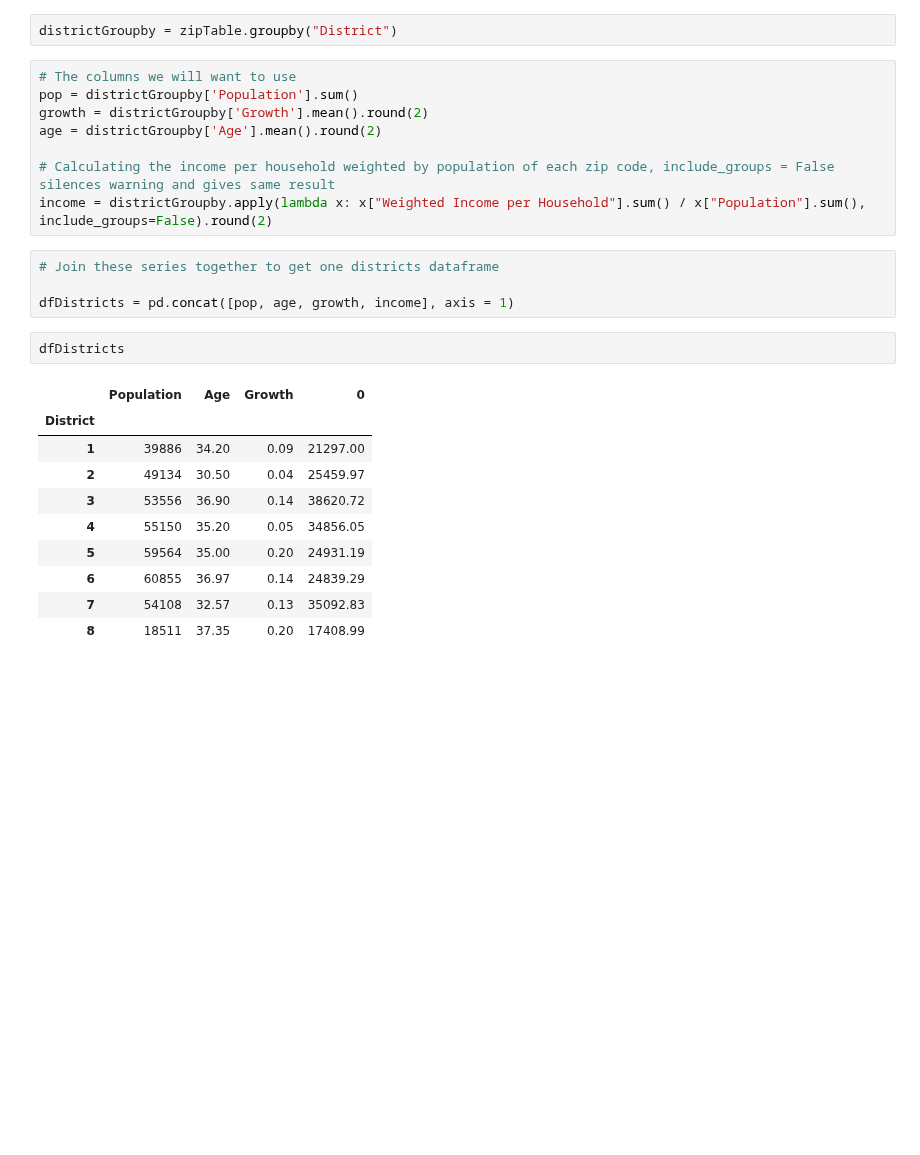
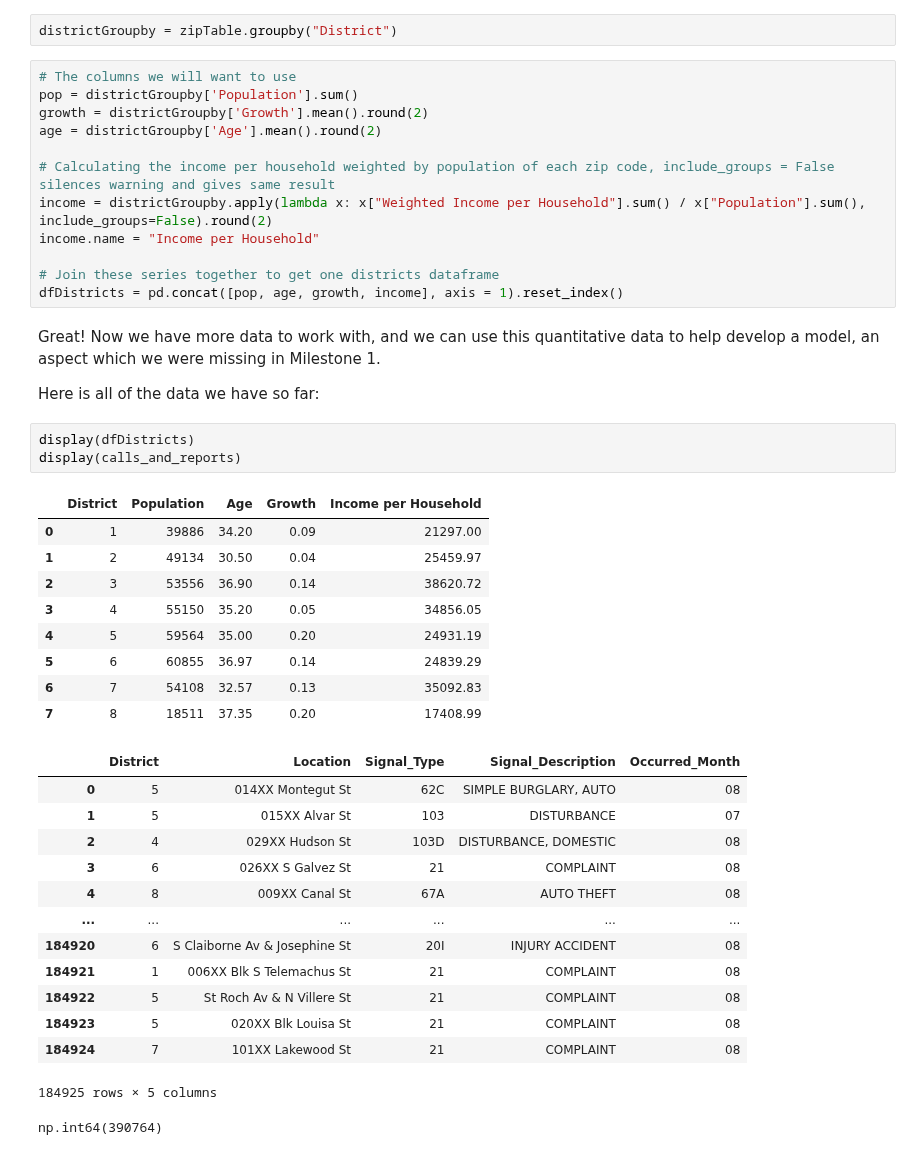
Before and after one commit to yarbschris/ds-final, a Jupyter notebook: finalProject.ipynb, the cells around one changed output. Cells and saved outputs as stored; diff of their text form; blank space fills up the shorter version.

Commit message:
District Table, all data, update index.html

```diff
--- a/finalProject.ipynb
+++ b/finalProject.ipynb
@@ -531,20 +531,38 @@ age = districtGroupby['Age'].mean().round(2)
 
 # Calculating the income per household weighted by population of each zip code, include_groups = False silences warning and gives same result
 income = districtGroupby.apply(lambda x: x["Weighted Income per Household"].sum() / x["Population"].sum(), include_groups=False).round(2)
+income.name = "Income per Household"
+
+# Join these series together to get one districts dataframe
+dfDistricts = pd.concat([pop, age, growth, income], axis = 1).reset_index()
-# %%
-# Join these series together to get one districts dataframe
-
-dfDistricts = pd.concat([pop, age, growth, income], axis = 1)
-# %%
-dfDistricts
-# %% [output]
-|  | Population | Age | Growth | 0 |
-| District |  |  |  |  |
-| 1 | 39886 | 34.20 | 0.09 | 21297.00 |
-| 2 | 49134 | 30.50 | 0.04 | 25459.97 |
-| 3 | 53556 | 36.90 | 0.14 | 38620.72 |
-| 4 | 55150 | 35.20 | 0.05 | 34856.05 |
-| 5 | 59564 | 35.00 | 0.20 | 24931.19 |
-| 6 | 60855 | 36.97 | 0.14 | 24839.29 |
-| 7 | 54108 | 32.57 | 0.13 | 35092.83 |
-| 8 | 18511 | 37.35 | 0.20 | 17408.99 |
+# %% [markdown]
+Great! Now we have more data to work with, and we can use this quantitative data to help develop a model, an aspect which we were missing in Milestone 1.
+
+Here is all of the data we have so far:
+# %%
+display(dfDistricts)
+display(calls_and_reports)
+# %% [output]
+|  | District | Population | Age | Growth | Income per Household |
+| 0 | 1 | 39886 | 34.20 | 0.09 | 21297.00 |
+| 1 | 2 | 49134 | 30.50 | 0.04 | 25459.97 |
+| 2 | 3 | 53556 | 36.90 | 0.14 | 38620.72 |
+| 3 | 4 | 55150 | 35.20 | 0.05 | 34856.05 |
+| 4 | 5 | 59564 | 35.00 | 0.20 | 24931.19 |
+| 5 | 6 | 60855 | 36.97 | 0.14 | 24839.29 |
+| 6 | 7 | 54108 | 32.57 | 0.13 | 35092.83 |
+| 7 | 8 | 18511 | 37.35 | 0.20 | 17408.99 |
+|  | District | Location | Signal_Type | Signal_Description | Occurred_Month |
+| 0 | 5 | 014XX Montegut St | 62C | SIMPLE BURGLARY, AUTO | 08 |
+| 1 | 5 | 015XX Alvar St | 103 | DISTURBANCE | 07 |
+| 2 | 4 | 029XX Hudson St | 103D | DISTURBANCE, DOMESTIC | 08 |
+| 3 | 6 | 026XX S Galvez St | 21 | COMPLAINT | 08 |
+| 4 | 8 | 009XX Canal St | 67A | AUTO THEFT | 08 |
+| ... | ... | ... | ... | ... | ... |
+| 184920 | 6 | S Claiborne Av & Josephine St | 20I | INJURY ACCIDENT | 08 |
+| 184921 | 1 | 006XX Blk S Telemachus St | 21 | COMPLAINT | 08 |
+| 184922 | 5 | St Roch Av & N Villere St | 21 | COMPLAINT | 08 |
+| 184923 | 5 | 020XX Blk Louisa St | 21 | COMPLAINT | 08 |
+| 184924 | 7 | 101XX Lakewood St | 21 | COMPLAINT | 08 |
+184925 rows × 5 columns
+np.int64(390764)
```
Also changed, not shown: parts of 1 cell of this notebook, 1 other file.
